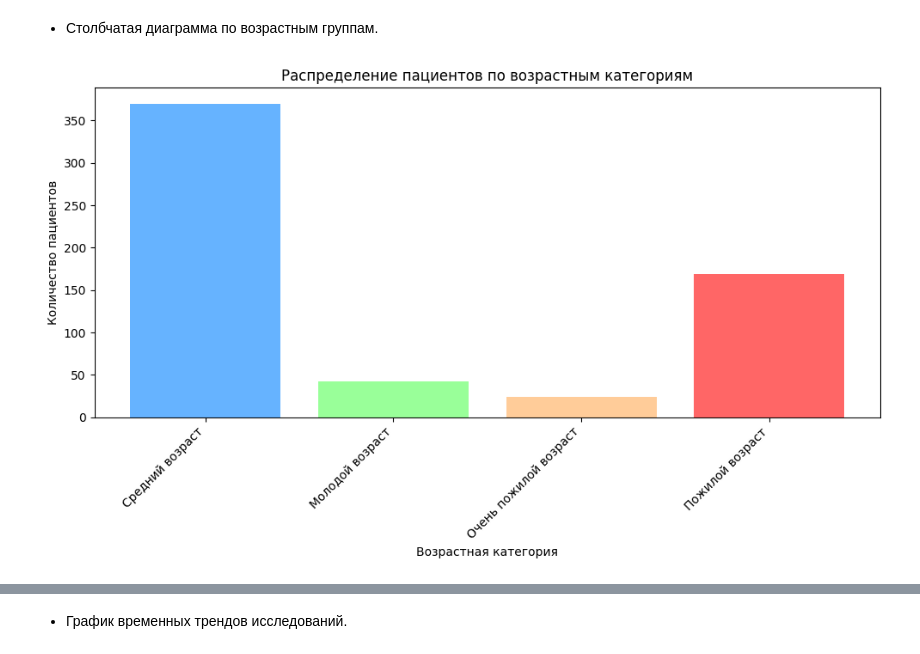
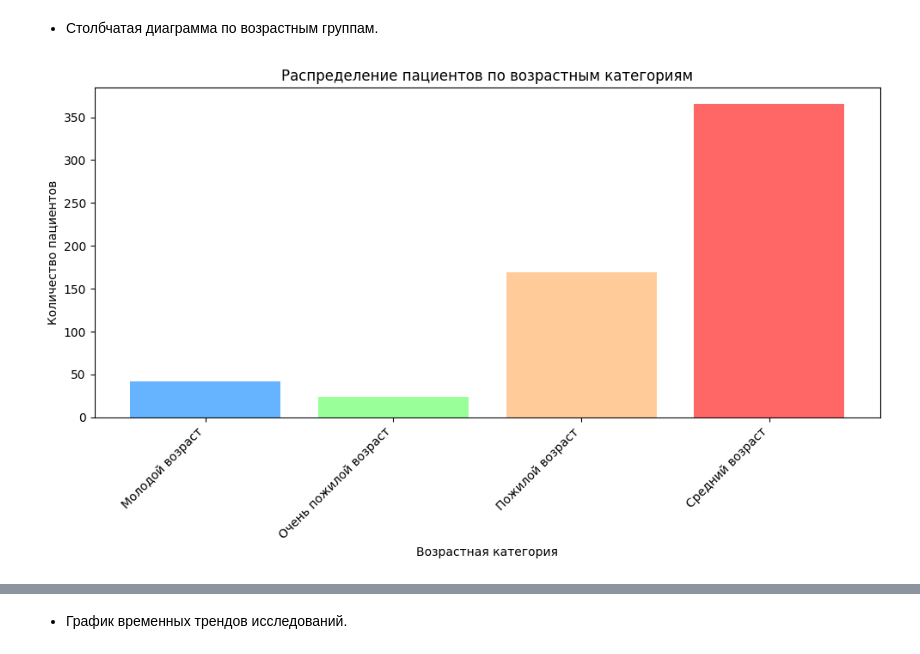
Before and after one commit to KVTur23/big_data_infrastructure, a Jupyter notebook: project/project_TuranosovKV.ipynb, the cells around one changed output, grey strips where cells are left out. Drawn from its saved outputs; the diff is of its cells as text; code cells hidden in the pictures.

```diff
--- a/project/project_TuranosovKV.ipynb
+++ b/project/project_TuranosovKV.ipynb
@@ -801,6 +800,6 @@ ___
 - Круговая диаграмма распределения диагнозов.
 # %%
 # Читаем Parquet в PySpark
-df = spark.read.parquet("parquet")
-df.show(5)
+df = spark.read.parquet("parquet").toPandas()
+df
 # %% [output]
@@ -830,23 +835,17 @@ plt.show()
 # %% [markdown]
 - Столбчатая диаграмма по возрастным группам.
 # %%
-# Сначала добавим категорию возраста в DataFrame
-df_with_age_category = df.withColumn(
-    "age_category", categorize_age_udf(df["age"]))
-
 # Подсчитаем количество пациентов в каждой возрастной группе
-age_category_counts = df_with_age_category.groupBy(
-    "age_category").count().toPandas()
+age_category_counts = df.groupby('age_category').size().reset_index(name='count')
 
 # Строим столбчатую диаграмму
 plt.figure(figsize=(10, 6))
-plt.bar(age_category_counts['age_category'], age_category_counts['count'], color=[
-        '#66b3ff', '#99ff99', '#ffcc99', '#ff6666'])
+plt.bar(age_category_counts['age_category'], age_category_counts['count'], color=['#66b3ff', '#99ff99', '#ffcc99', '#ff6666'])
 plt.xlabel('Возрастная категория')
 plt.ylabel('Количество пациентов')
 plt.title('Распределение пациентов по возрастным категориям')
 plt.xticks(rotation=45, ha='right')
 plt.tight_layout()
 plt.show()
 # %% [output]
-[figure, old version]
+[figure, new version]
```
Also changed, not shown: parts of 22 cells of this notebook.
